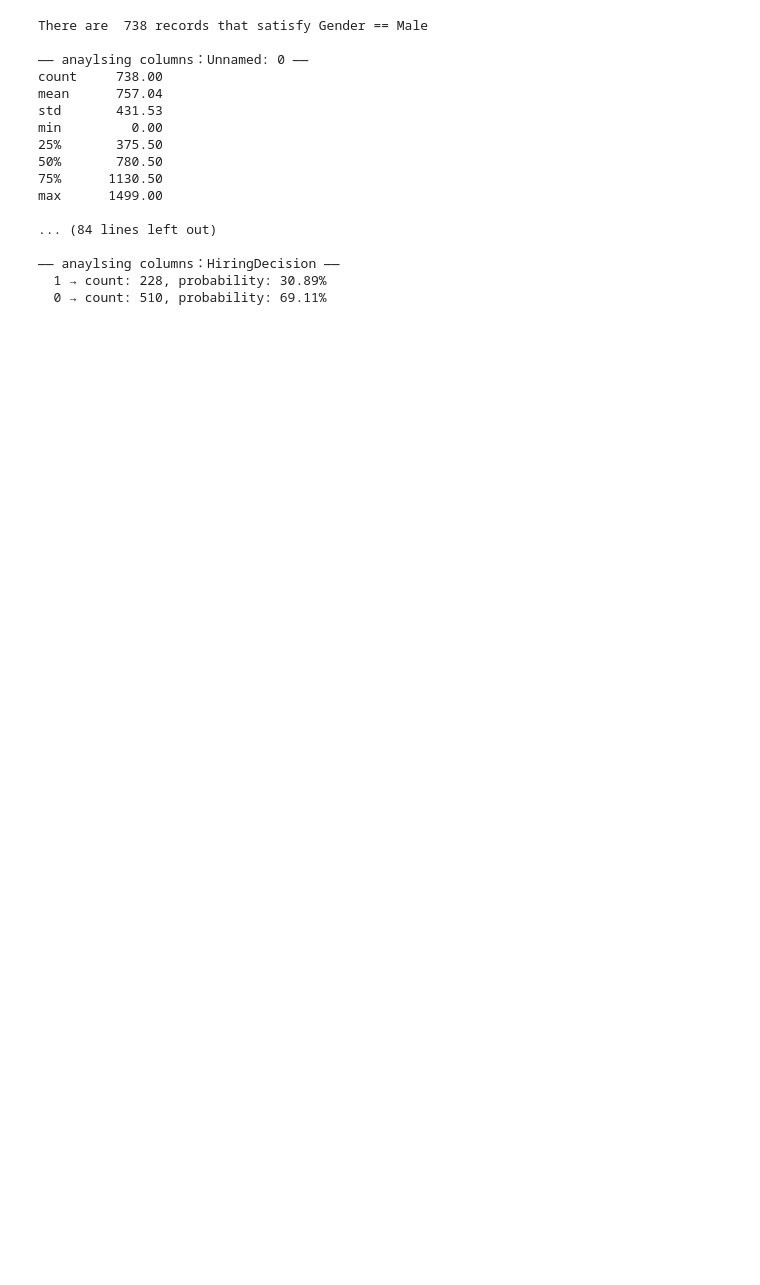
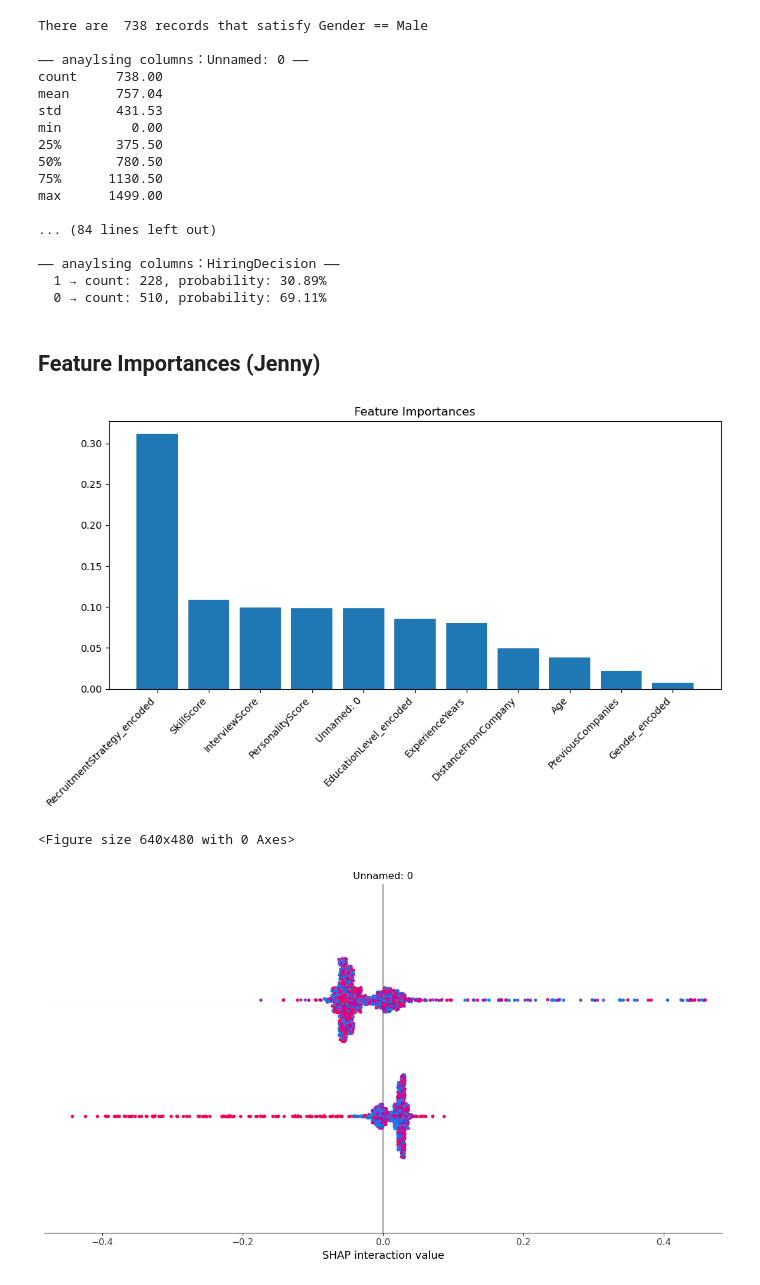
Before and after one commit to Klen03/ml_resume-analyzer, a Jupyter notebook: noteboooks/subset_anaylze.ipynb, the cells around one changed output. Drawn from its saved outputs; the diff is of its cells as text; code cells hidden in the pictures; blank space fills up the shorter version.

Commit message:
feature importances on recruitment data

```diff
--- a/noteboooks/subset_anaylze.ipynb
+++ b/noteboooks/subset_anaylze.ipynb
@@ -73,3 +72,45 @@ max      1499.00
 —— anaylsing columns：HiringDecision ——
   1 → count: 228, probability: 30.89%
   0 → count: 510, probability: 69.11%
+# %% [markdown]
+## Feature Importances (Jenny)
+# %%
+import pandas as pd
+
+df = pd.read_csv('../datasets/processed_data/encoded_cleaned_recruitment_data.csv')
+df = df.drop(columns=['Gender', 'EducationLevel', 'RecruitmentStrategy'])  # drop string cols
+
+X = df.drop(columns=['HiringDecision'])
+y = df['HiringDecision']
+
+from sklearn.ensemble import RandomForestClassifier
+
+model = RandomForestClassifier(n_estimators=100, random_state=42)
+model.fit(X, y)
+
+import matplotlib.pyplot as plt
+import numpy as np
+
+importances = model.feature_importances_
+indices = np.argsort(importances)[::-1]
+features = X.columns
+
+# Plot
+plt.figure(figsize=(10, 6))
+plt.title("Feature Importances")
+plt.bar(range(len(importances)), importances[indices])
+plt.xticks(range(len(importances)), features[indices], rotation=45, ha='right')
+plt.tight_layout()
+plt.show()
+
+import shap
+
+explainer = shap.TreeExplainer(model)
+shap_values = explainer.shap_values(X)
+
+# Summary plot (most useful!)
+shap.summary_plot(shap_values, X)
+# %% [output]
+[figure, added]
+<Figure size 640x480 with 0 Axes>
+[figure, added]
```
Also changed, not shown: parts of 2 cells of this notebook.
